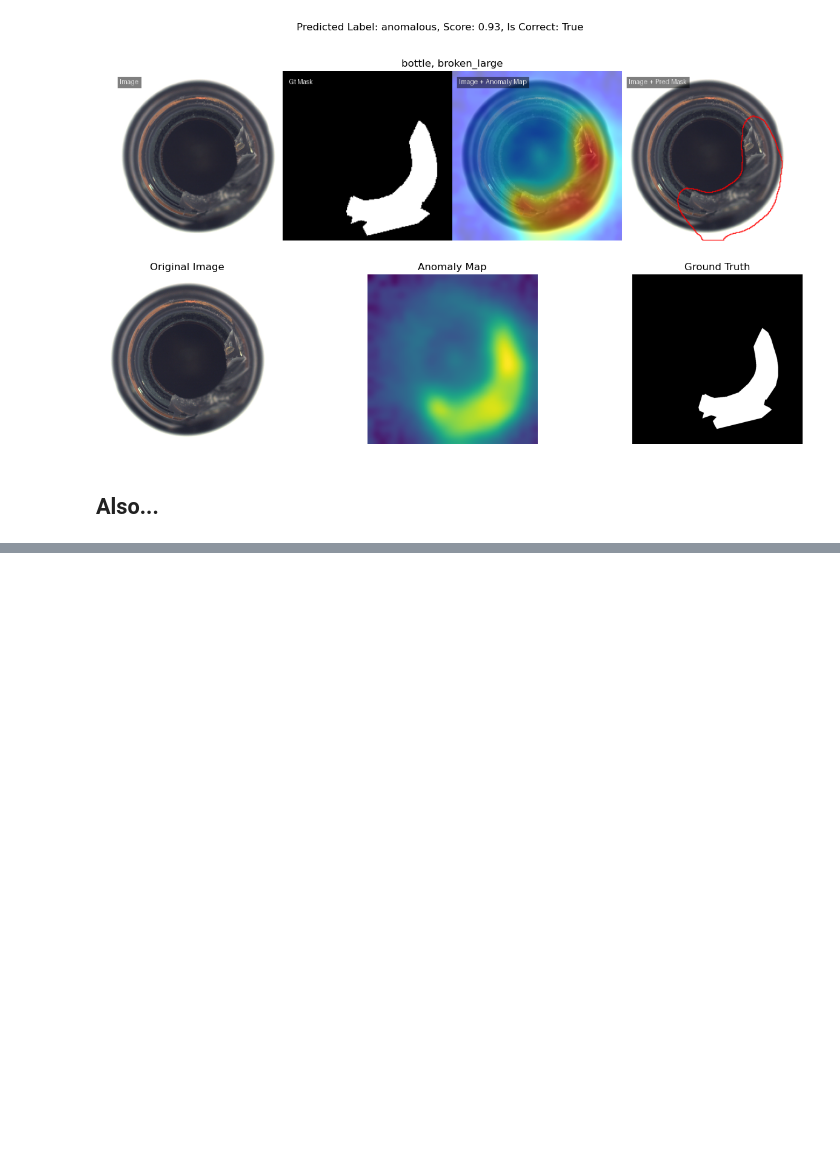
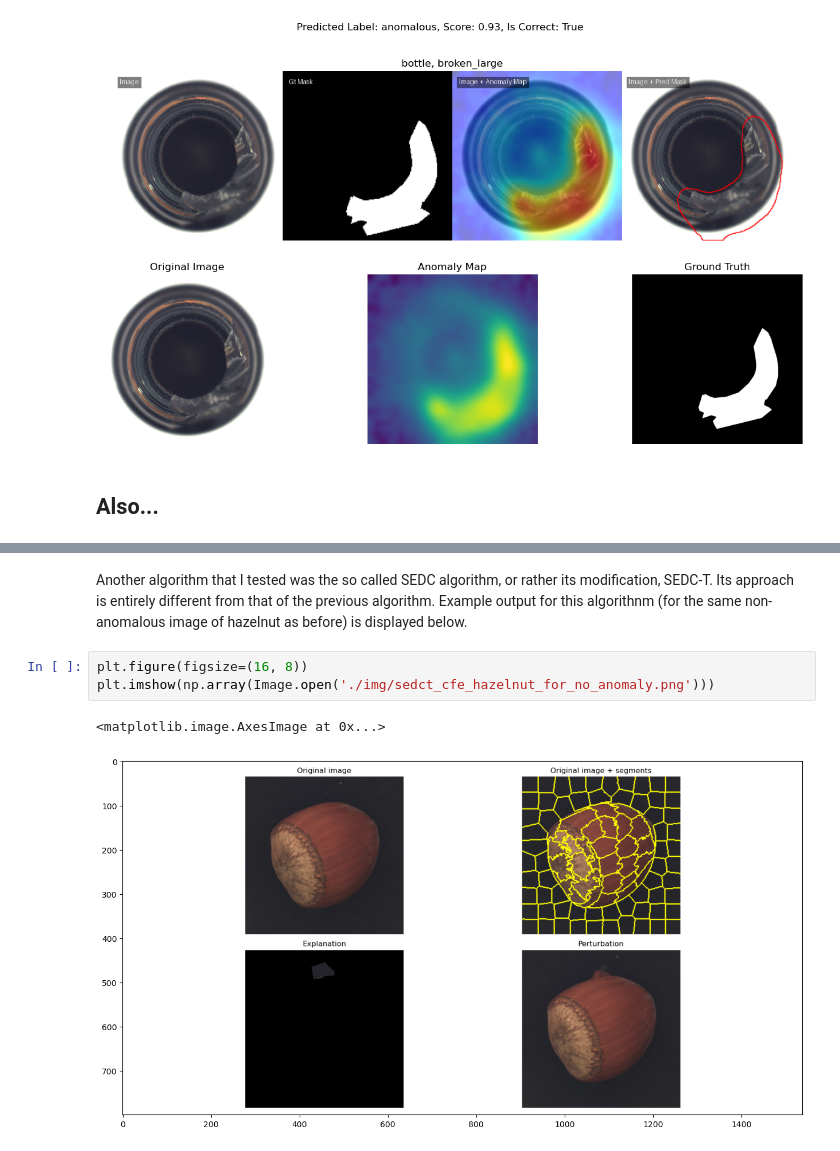
Before and after one commit to Kamil-Kochanczyk/AI-Workshop-1, a Jupyter notebook: main.ipynb, the cells around one changed output, grey strips where cells are left out. Drawn from its saved outputs; the diff is of its cells as text; blank space fills up the shorter version.

Commit message:
Growing Spheres and SEDC-T first implementions and tests

```diff
--- a/main.ipynb
+++ b/main.ipynb
@@ -122,0 +200,8 @@ Prediction Correct: True
+# %% [markdown]
+Another algorithm that I tested was the so called SEDC algorithm, or rather its modification, SEDC-T. Its approach is entirely different from that of the previous algorithm. Example output for this algorithnm (for the same non-anomalous image of hazelnut as before) is displayed below.
+# %%
+plt.figure(figsize=(16, 8))
+plt.imshow(np.array(Image.open('./img/sedct_cfe_hazelnut_for_no_anomaly.png')))
+# %% [output]
+<matplotlib.image.AxesImage at 0x...>
+[figure, added]
```
Also changed, not shown: parts of 18 cells of this notebook, 10 other files.
